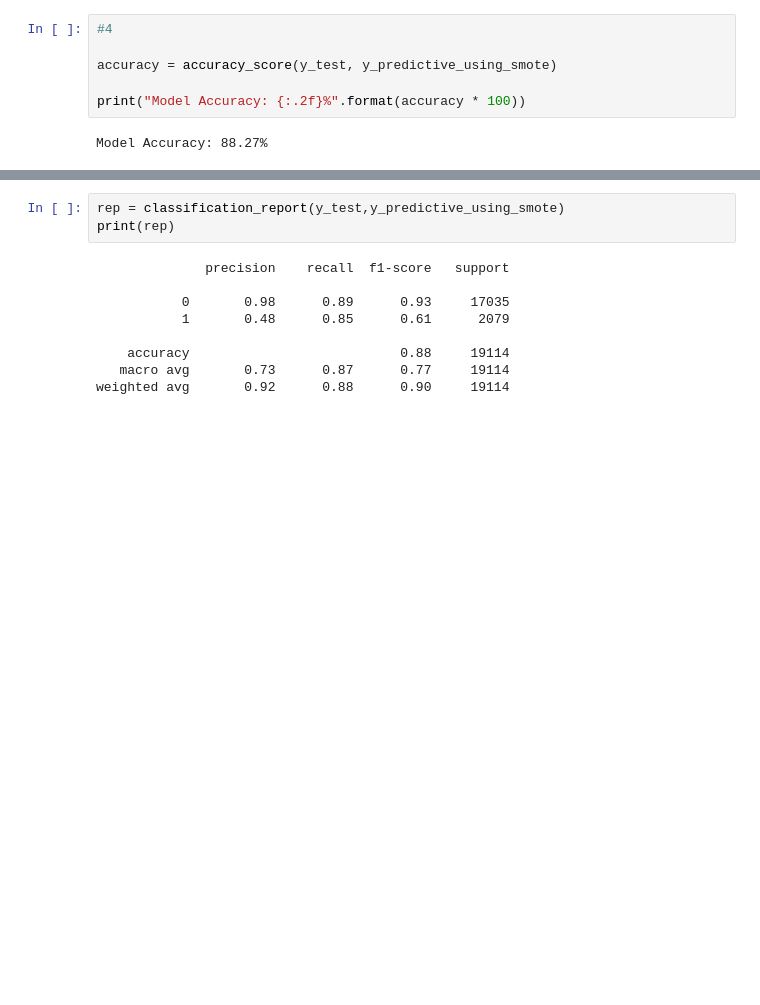
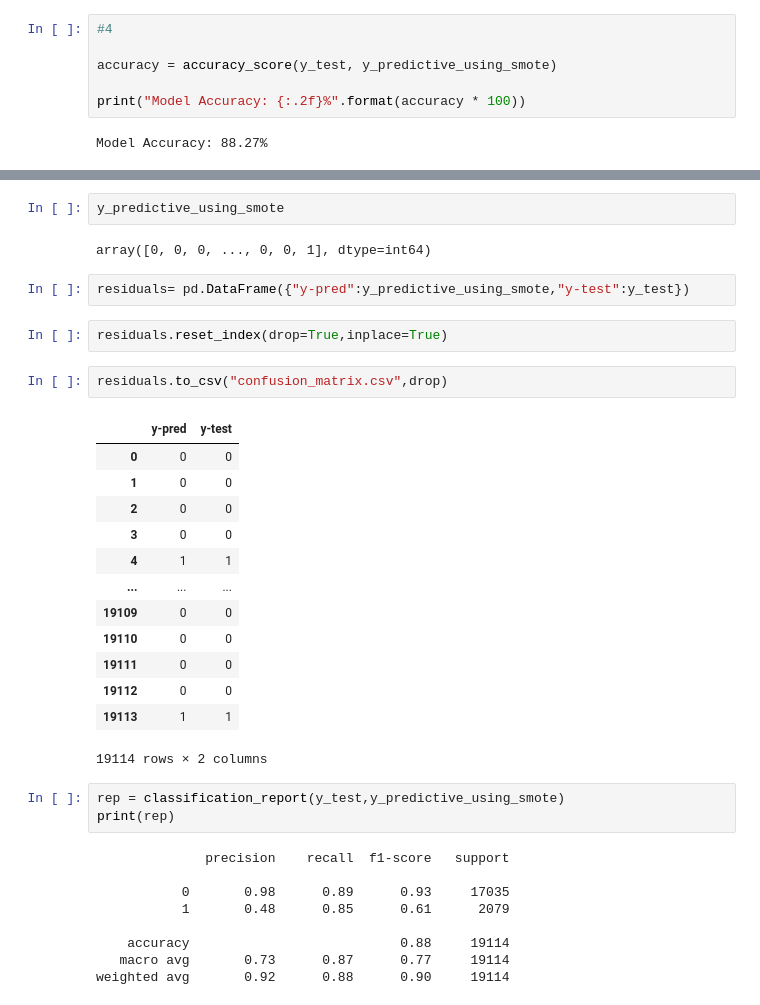
Before and after one commit to IranelGV/Diabetics_Predictive_Model, a Jupyter notebook: Logistic_Regression__Midterm_Project_week05.ipynb, the cells around one changed output, grey strips where cells are left out. Saved outputs shown, nothing was run; the diff lists cells and outputs as text; blank space fills up the shorter version.

```diff
--- a/Logistic_Regression__Midterm_Project_week05.ipynb
+++ b/Logistic_Regression__Midterm_Project_week05.ipynb
@@ -759,3 +774,27 @@ Model Accuracy: 88.27%
+# %%
+y_predictive_using_smote
+# %% [output]
+array([0, 0, 0, ..., 0, 0, 1], dtype=int64)
+# %%
+residuals= pd.DataFrame({"y-pred":y_predictive_using_smote,"y-test":y_test})
+# %%
+residuals.reset_index(drop=True,inplace=True)
+# %%
+residuals.to_csv("confusion_matrix.csv",drop)
+# %% [output]
+|  | y-pred | y-test |
+| 0 | 0 | 0 |
+| 1 | 0 | 0 |
+| 2 | 0 | 0 |
+| 3 | 0 | 0 |
+| 4 | 1 | 1 |
+| ... | ... | ... |
+| 19109 | 0 | 0 |
+| 19110 | 0 | 0 |
+| 19111 | 0 | 0 |
+| 19112 | 0 | 0 |
+| 19113 | 1 | 1 |
+19114 rows × 2 columns
 # %%
 rep = classification_report(y_test,y_predictive_using_smote)
 print(rep)
```
Also changed, not shown: parts of 48 cells of this notebook, 2 other files.
